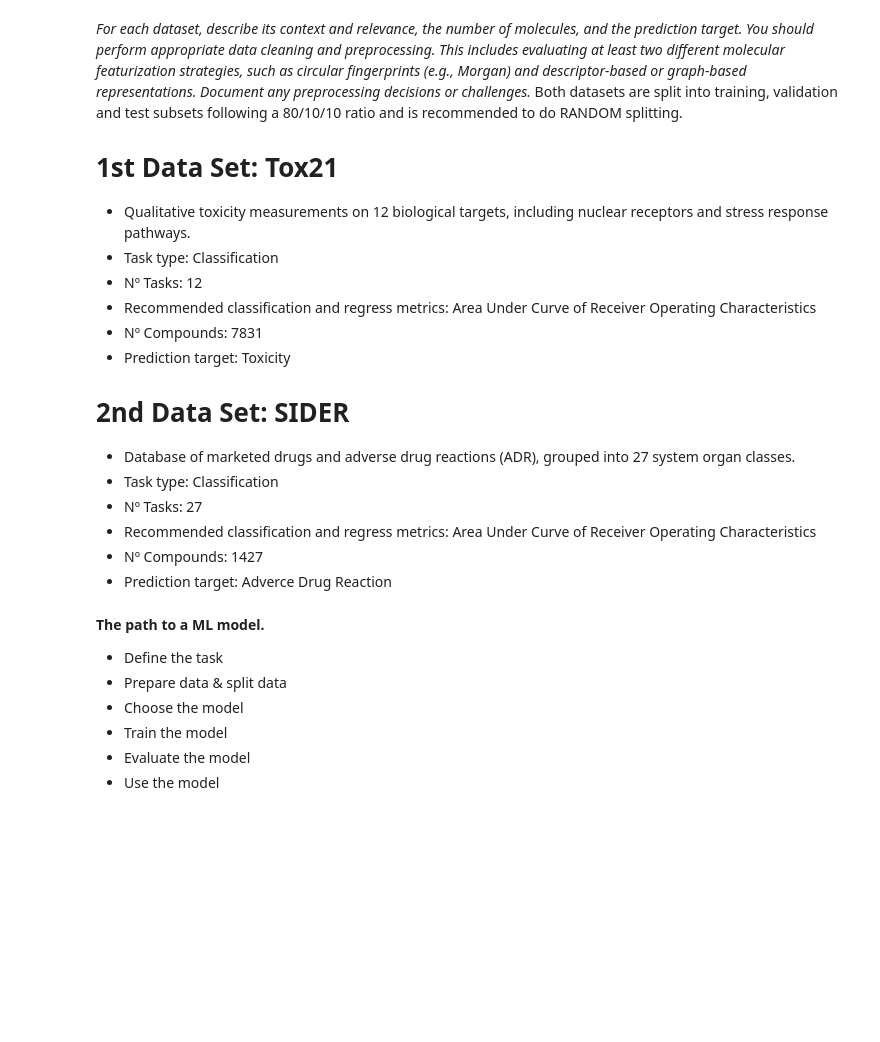
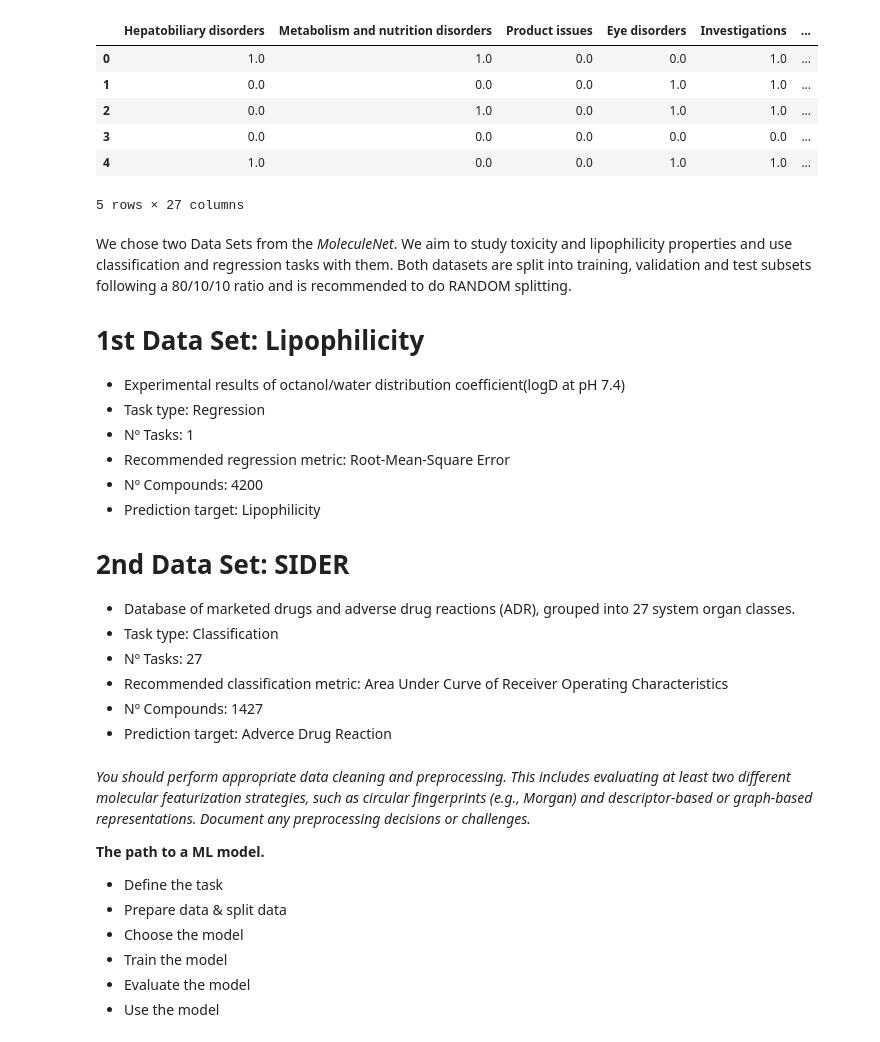
Before and after one commit to bbarthougatica/ChmInf, a Jupyter notebook: cheminf_latin.ipynb, the cells around one changed output. Saved outputs shown, nothing was run; the diff lists cells and outputs as text; code cells hidden in the pictures; blank space fills up the shorter version.

Commit message:
Ambos datasets cargados con columnas nombradas

```diff
--- a/cheminf_latin.ipynb
+++ b/cheminf_latin.ipynb
@@ -61,0 +41,5 @@ df2.head()
+# %%
+# Get tasks from deepchem's functions
+tasks_lipo, datasets_lipo, transformers_lipo = dc.molnet.load_lipo(featurizer='ECFP')
+
+tasks_sider, datasets_sider, transformers_sider = dc.molnet.load_sider(featurizer='ECFP')
@@ -62,15 +63,31 @@ df2.head()
+# %%
+# For Sider
+train_sider_dataset, valid_sider_dataset, test_sider_dataset = datasets_sider
+train_sider_df = pd.DataFrame(train_sider_dataset.y, columns=tasks_sider)
+
+# Showing first 5 rows to check
+train_sider_df.head()
+# %% [output]
+|  | Hepatobiliary disorders | Metabolism and nutrition disorders | Product issues | Eye disorders | Investigations | ... |
+| 0 | 1.0 | 1.0 | 0.0 | 0.0 | 1.0 | ... |
+| 1 | 0.0 | 0.0 | 0.0 | 1.0 | 1.0 | ... |
+| 2 | 0.0 | 1.0 | 0.0 | 1.0 | 1.0 | ... |
+| 3 | 0.0 | 0.0 | 0.0 | 0.0 | 0.0 | ... |
+| 4 | 1.0 | 0.0 | 0.0 | 1.0 | 1.0 | ... |
+5 rows × 27 columns
 # %% [markdown]
 
-*For each dataset, describe its context and relevance, the number of molecules, and the prediction target. You should perform appropriate data cleaning and preprocessing. This includes evaluating at least two different molecular featurization strategies, such as circular fingerprints (e.g., Morgan) and descriptor-based or graph-based representations. Document any preprocessing decisions or challenges.* Both
-datasets are split into training, validation and test subsets following a 80/10/10 ratio and is recommended to do RANDOM splitting.
-# 1st Data Set: **Tox21**
+We chose two Data Sets from the *MoleculeNet*.
+We aim to study toxicity and lipophilicity properties and use classification and regression tasks with them.
+Both datasets are split into training, validation and test subsets following a 80/10/10 ratio and is recommended to do RANDOM splitting.
+# 1st Data Set: **Lipophilicity**
 
-*   Qualitative toxicity measurements on 12 biological targets, including nuclear receptors and stress response pathways.
-*   Task type: Classification
-*   Nº Tasks: 12
-*   Recommended classification and regress metrics: Area Under Curve of Receiver Operating Characteristics
-*   Nº Compounds: 7831
-*   Prediction target: Toxicity
+*   Experimental results of octanol/water distribution coefficient(logD at pH 7.4)
+*   Task type: Regression
+*   Nº Tasks: 1
+*   Recommended regression metric: Root-Mean-Square Error
+*   Nº Compounds: 4200
+*   Prediction target: Lipophilicity
 
 
 # 2nd Data Set: **SIDER**
@@ -78,10 +95,15 @@ datasets are split into training, validation and test subsets following a 80/10/
 * Database of marketed drugs and adverse drug reactions (ADR), grouped into 27 system organ classes.
 *   Task type: Classification
 *   Nº Tasks: 27
-*   Recommended classification and regress metrics: Area Under Curve of Receiver Operating Characteristics
+*   Recommended classification metric: Area Under Curve of Receiver Operating Characteristics
 *   Nº Compounds: 1427
 *   Prediction target: Adverce Drug Reaction
 # %% [markdown]
+
+*You should perform appropriate data cleaning and preprocessing. This includes evaluating at least two different molecular featurization strategies, such as circular fingerprints (e.g., Morgan) and descriptor-based or graph-based representations.
+Document any preprocessing decisions or challenges.*
+
+
 **The path to a ML model.**
 
 *   Define the task
```
Also changed, not shown: parts of 9 cells of this notebook.
